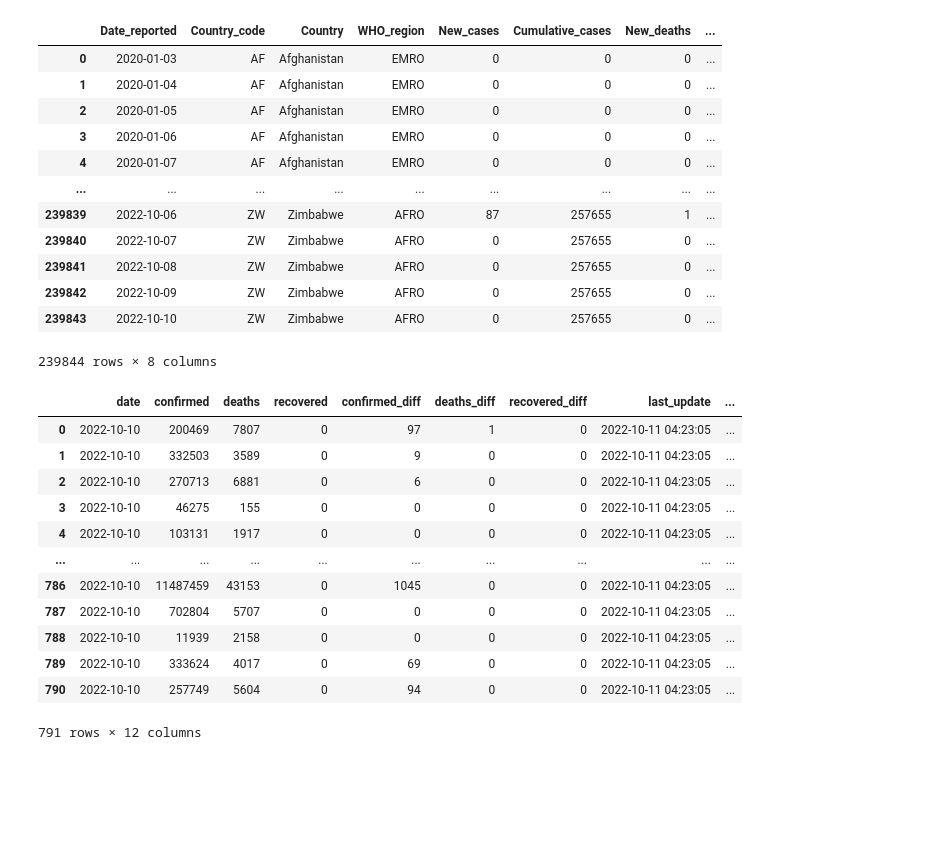
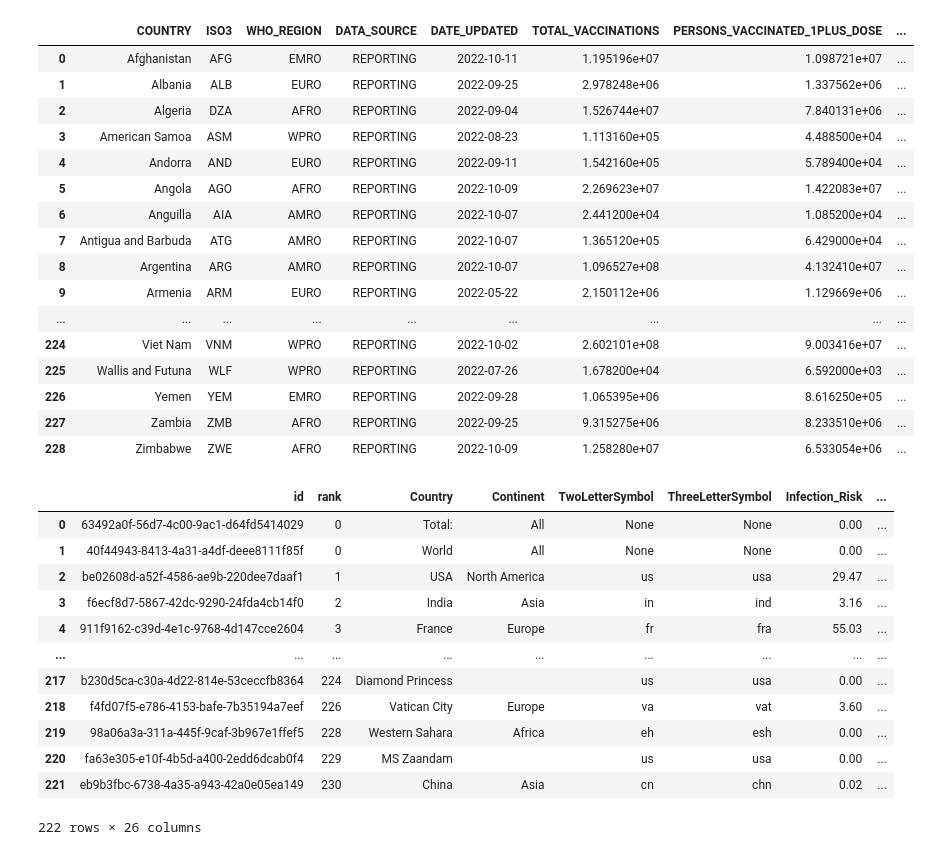
Before and after one commit to IT4063C-Fall22/final-project-zhukv98, a Jupyter notebook: source.ipynb, the cells around one changed output. Cells and saved outputs as stored; diff of their text form; code cells hidden in the pictures; blank space fills up the shorter version.

Commit message:
Changed data sources.

```diff
--- a/source.ipynb
+++ b/source.ipynb
@@ -79,38 +98,40 @@ owidCovidDf
 # %%
-# Database or File
-whoCovidURL = 'https://covid19.who.int/WHO-COVID-19-global-data.csv'
-whoCovidDf = pd.read_csv(whoCovidURL)
-pd.set_option('display.max_columns', None)
-whoCovidDf
+# Database or File URL
+vaccination_df = pd.read_csv('https://covid19.who.int/who-data/vaccination-data.csv')
+vaccination_df
 # %% [output]
-|  | Date_reported | Country_code | Country | WHO_region | New_cases | Cumulative_cases | New_deaths | ... |
-| 0 | 2020-01-03 | AF | Afghanistan | EMRO | 0 | 0 | 0 | ... |
-| 1 | 2020-01-04 | AF | Afghanistan | EMRO | 0 | 0 | 0 | ... |
-| 2 | 2020-01-05 | AF | Afghanistan | EMRO | 0 | 0 | 0 | ... |
-| 3 | 2020-01-06 | AF | Afghanistan | EMRO | 0 | 0 | 0 | ... |
-| 4 | 2020-01-07 | AF | Afghanistan | EMRO | 0 | 0 | 0 | ... |
+|  | COUNTRY | ISO3 | WHO_REGION | DATA_SOURCE | DATE_UPDATED | TOTAL_VACCINATIONS | PERSONS_VACCINATED_1PLUS_DOSE | ... |
+| 0 | Afghanistan | AFG | EMRO | REPORTING | 2022-10-11 | 1.195196e+07 | 1.098721e+07 | ... |
+| 1 | Albania | ALB | EURO | REPORTING | 2022-09-25 | 2.978248e+06 | 1.337562e+06 | ... |
+| 2 | Algeria | DZA | AFRO | REPORTING | 2022-09-04 | 1.526744e+07 | 7.840131e+06 | ... |
+| 3 | American Samoa | ASM | WPRO | REPORTING | 2022-08-23 | 1.113160e+05 | 4.488500e+04 | ... |
+| 4 | Andorra | AND | EURO | REPORTING | 2022-09-11 | 1.542160e+05 | 5.789400e+04 | ... |
+| 5 | Angola | AGO | AFRO | REPORTING | 2022-10-09 | 2.269623e+07 | 1.422083e+07 | ... |
+| 6 | Anguilla | AIA | AMRO | REPORTING | 2022-10-07 | 2.441200e+04 | 1.085200e+04 | ... |
+| 7 | Antigua and Barbuda | ATG | AMRO | REPORTING | 2022-10-07 | 1.365120e+05 | 6.429000e+04 | ... |
+| 8 | Argentina | ARG | AMRO | REPORTING | 2022-10-07 | 1.096527e+08 | 4.132410e+07 | ... |
+| 9 | Armenia | ARM | EURO | REPORTING | 2022-05-22 | 2.150112e+06 | 1.129669e+06 | ... |
 | ... | ... | ... | ... | ... | ... | ... | ... | ... |
-| 239839 | 2022-10-06 | ZW | Zimbabwe | AFRO | 87 | 257655 | 1 | ... |
-| 239840 | 2022-10-07 | ZW | Zimbabwe | AFRO | 0 | 257655 | 0 | ... |
-| 239841 | 2022-10-08 | ZW | Zimbabwe | AFRO | 0 | 257655 | 0 | ... |
-| 239842 | 2022-10-09 | ZW | Zimbabwe | AFRO | 0 | 257655 | 0 | ... |
-| 239843 | 2022-10-10 | ZW | Zimbabwe | AFRO | 0 | 257655 | 0 | ... |
+| 224 | Viet Nam | VNM | WPRO | REPORTING | 2022-10-02 | 2.602101e+08 | 9.003416e+07 | ... |
+| 225 | Wallis and Futuna | WLF | WPRO | REPORTING | 2022-07-26 | 1.678200e+04 | 6.592000e+03 | ... |
+| 226 | Yemen | YEM | EMRO | REPORTING | 2022-09-28 | 1.065395e+06 | 8.616250e+05 | ... |
+| 227 | Zambia | ZMB | AFRO | REPORTING | 2022-09-25 | 9.315275e+06 | 8.233510e+06 | ... |
+| 228 | Zimbabwe | ZWE | AFRO | REPORTING | 2022-10-09 | 1.258280e+07 | 6.533054e+06 | ... |
-239844 rows × 8 columns
 # %%
 json = response.json()
-df = pd.DataFrame(json['data'])
-display(df)
+covid_df = pd.DataFrame(json)
+display(covid_df)
 # %% [output]
-|  | date | confirmed | deaths | recovered | confirmed_diff | deaths_diff | recovered_diff | last_update | ... |
-| 0 | 2022-10-10 | 200469 | 7807 | 0 | 97 | 1 | 0 | 2022-10-11 04:23:05 | ... |
-| 1 | 2022-10-10 | 332503 | 3589 | 0 | 9 | 0 | 0 | 2022-10-11 04:23:05 | ... |
-| 2 | 2022-10-10 | 270713 | 6881 | 0 | 6 | 0 | 0 | 2022-10-11 04:23:05 | ... |
-| 3 | 2022-10-10 | 46275 | 155 | 0 | 0 | 0 | 0 | 2022-10-11 04:23:05 | ... |
-| 4 | 2022-10-10 | 103131 | 1917 | 0 | 0 | 0 | 0 | 2022-10-11 04:23:05 | ... |
-| ... | ... | ... | ... | ... | ... | ... | ... | ... | ... |
-| 786 | 2022-10-10 | 11487459 | 43153 | 0 | 1045 | 0 | 0 | 2022-10-11 04:23:05 | ... |
-| 787 | 2022-10-10 | 702804 | 5707 | 0 | 0 | 0 | 0 | 2022-10-11 04:23:05 | ... |
-| 788 | 2022-10-10 | 11939 | 2158 | 0 | 0 | 0 | 0 | 2022-10-11 04:23:05 | ... |
-| 789 | 2022-10-10 | 333624 | 4017 | 0 | 69 | 0 | 0 | 2022-10-11 04:23:05 | ... |
-| 790 | 2022-10-10 | 257749 | 5604 | 0 | 94 | 0 | 0 | 2022-10-11 04:23:05 | ... |
+|  | id | rank | Country | Continent | TwoLetterSymbol | ThreeLetterSymbol | Infection_Risk | ... |
+| 0 | 63492a0f-56d7-4c00-9ac1-d64fd5414029 | 0 | Total: | All | None | None | 0.00 | ... |
+| 1 | 40f44943-8413-4a31-a4df-deee8111f85f | 0 | World | All | None | None | 0.00 | ... |
+| 2 | be02608d-a52f-4586-ae9b-220dee7daaf1 | 1 | USA | North America | us | usa | 29.47 | ... |
+| 3 | f6ecf8d7-5867-42dc-9290-24fda4cb14f0 | 2 | India | Asia | in | ind | 3.16 | ... |
+| 4 | 911f9162-c39d-4e1c-9768-4d147cce2604 | 3 | France | Europe | fr | fra | 55.03 | ... |
+| ... | ... | ... | ... | ... | ... | ... | ... | ... |
+| 217 | b230d5ca-c30a-4d22-814e-53ceccfb8364 | 224 | Diamond Princess |  | us | usa | 0.00 | ... |
+| 218 | f4fd07f5-e786-4153-bafe-7b35194a7eef | 226 | Vatican City | Europe | va | vat | 3.60 | ... |
+| 219 | 98a06a3a-311a-445f-9caf-3b967e1ffef5 | 228 | Western Sahara | Africa | eh | esh | 0.00 | ... |
+| 220 | fa63e305-e10f-4b5d-a400-2edd6dcab0f4 | 229 | MS Zaandam |  | us | usa | 0.00 | ... |
+| 221 | eb9b3fbc-6738-4a35-a943-42a0e05ea149 | 230 | China | Asia | cn | chn | 0.02 | ... |
-791 rows × 12 columns
+222 rows × 26 columns
```
Also changed, not shown: parts of 28 cells of this notebook, 3 other files.
